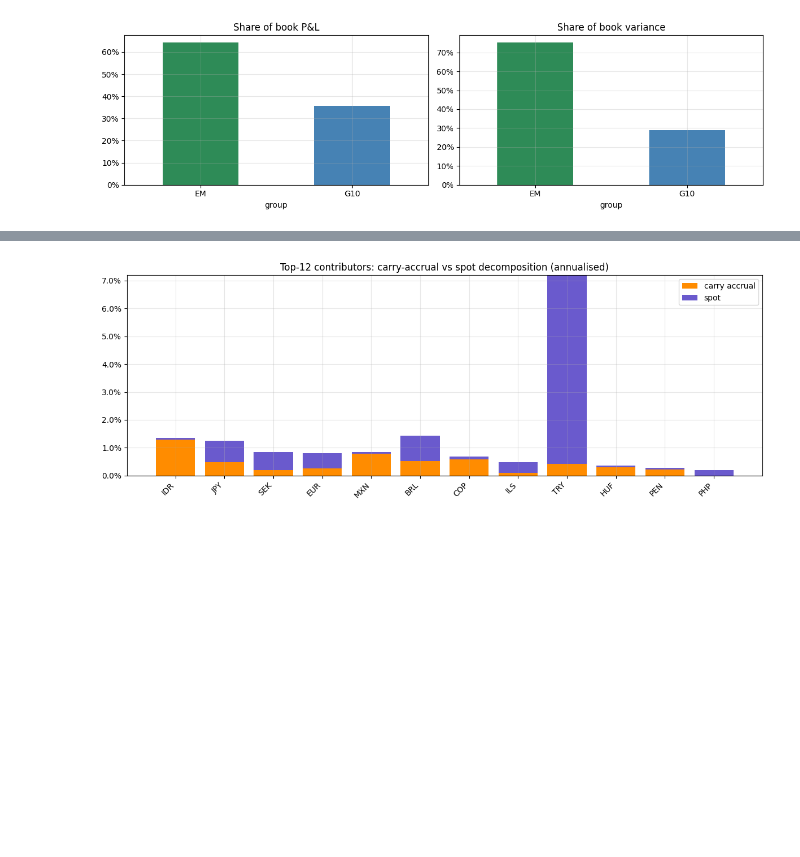
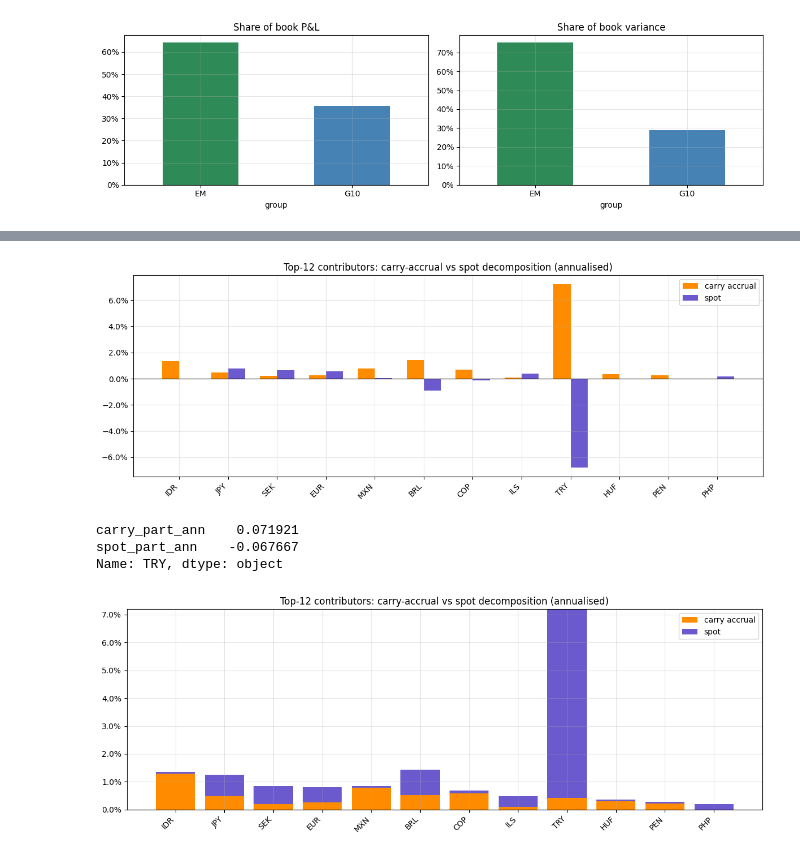
Before and after one commit to theoyuanlee/FX_Carry_26_Summer_PL, a Jupyter notebook: arjun/em_carry_attribution.ipynb, the cells around one changed output, grey strips where cells are left out. Saved outputs shown, nothing was run; the diff lists cells and outputs as text; code cells hidden in the pictures; blank space fills up the shorter version.

```diff
--- a/arjun/em_carry_attribution.ipynb
+++ b/arjun/em_carry_attribution.ipynb
@@ -303,3 +332,28 @@ Group-level attribution (EM vs G10 share of the *combined* book):
+# %%
+# Clearer alternative: separate positive and negative spot
+top = attrib.head(12).index
+split = attrib.loc[top, ["carry_part_ann", "spot_part_ann"]]
+
+fig, ax = plt.subplots(figsize=(12, 4.5))
+x = np.arange(len(top))
+width = 0.35
+
+# Plot carry and spot side-by-side, not stacked
+ax.bar(x - width/2, split["carry_part_ann"], width, label="carry accrual", color="darkorange")
+ax.bar(x + width/2, split["spot_part_ann"], width, label="spot", color="slateblue")
+
+ax.set_xticks(x); ax.set_xticklabels(top, rotation=45, ha="right")
+ax.axhline(0, color="k", lw=0.8); ax.yaxis.set_major_formatter(mtick.PercentFormatter(1.0))
+ax.set_title("Top-12 contributors: carry-accrual vs spot decomposition (annualised)")
+ax.legend(); plt.tight_layout(); plt.show()
+# %% [output]
+[figure, added]
+# %%
+print(attrib.loc['TRY', ['carry_part_ann', 'spot_part_ann']])
+# %% [output]
+carry_part_ann    0.071921
+spot_part_ann    -0.067667
+Name: TRY, dtype: object
 # %%
 # carry-accrual vs spot decomposition for the top contributors
 top = attrib.head(12).index
```
Also changed, not shown: parts of 3 cells of this notebook, 2 other files.
